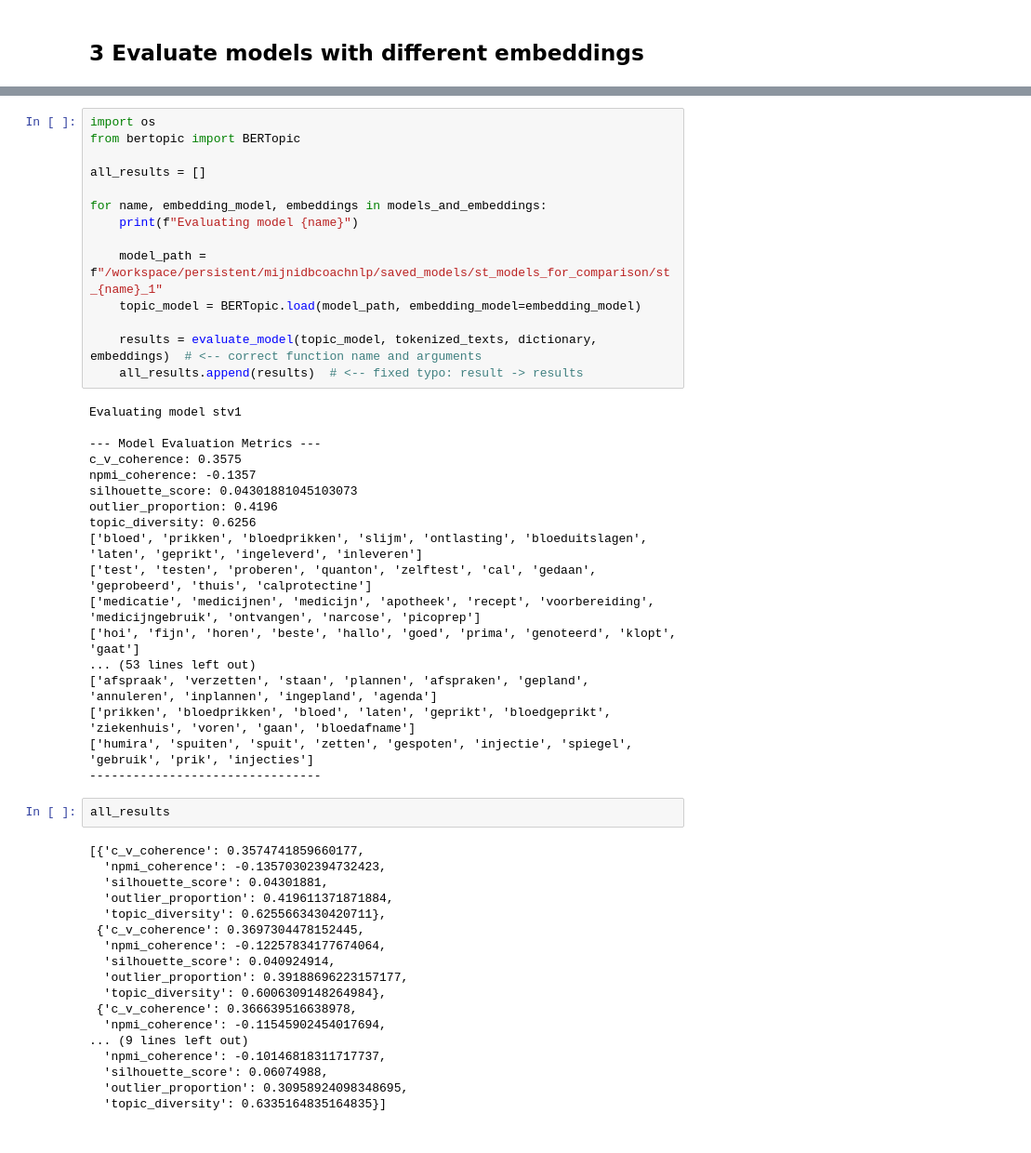
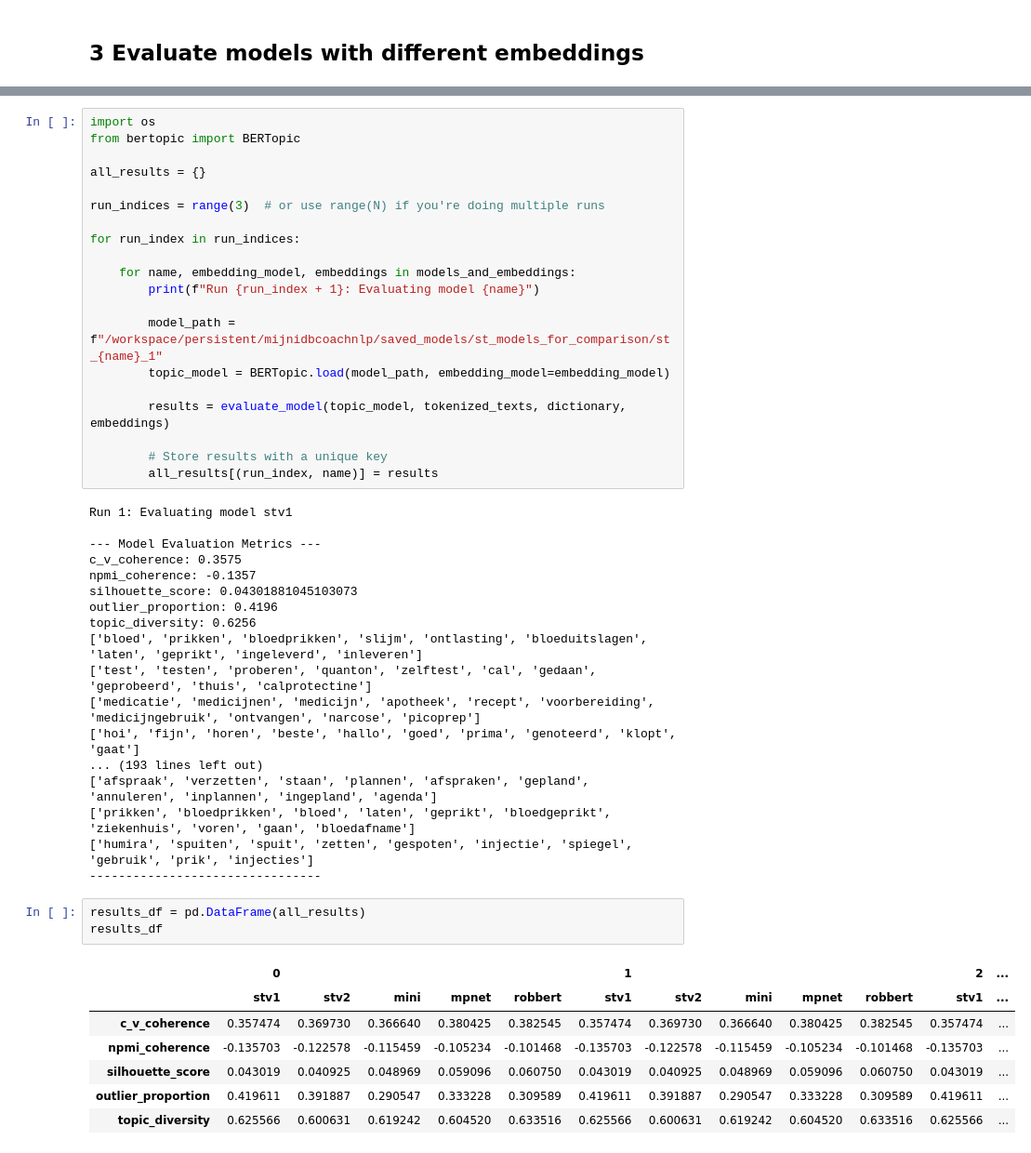
Before and after one commit to MaastrichtU-CDS/MyIBDcoachNLP, a Jupyter notebook: notebooks/new_analysis_for_manuscript/sentencetransformer_new.ipynb, the cells around one changed output, grey strips where cells are left out. Shown at 93% size. Cells and saved outputs as stored; diff of their text form.

Commit message:
results of 3 runs

```diff
--- a/notebooks/new_analysis_for_manuscript/sentencetransformer_new.ipynb
+++ b/notebooks/new_analysis_for_manuscript/sentencetransformer_new.ipynb
@@ -397,18 +333,24 @@ Finished.
 import os
 from bertopic import BERTopic
 
-all_results = []
+all_results = {}
 
-for name, embedding_model, embeddings in models_and_embeddings:
-    print(f"Evaluating model {name}")
+run_indices = range(3)  # or use range(N) if you're doing multiple runs
 
-    model_path = f"/workspace/persistent/mijnidbcoachnlp/saved_models/st_models_for_comparison/st_{name}_1"
-    topic_model = BERTopic.load(model_path, embedding_model=embedding_model)
+for run_index in run_indices:
 
-    results = evaluate_model(topic_model, tokenized_texts, dictionary, embeddings)  # <-- correct function name and arguments
-    all_results.append(results)  # <-- fixed typo: result -> results
+    for name, embedding_model, embeddings in models_and_embeddings:
+        print(f"Run {run_index + 1}: Evaluating model {name}")
+
+        model_path = f"/workspace/persistent/mijnidbcoachnlp/saved_models/st_models_for_comparison/st_{name}_1"
+        topic_model = BERTopic.load(model_path, embedding_model=embedding_model)
+
+        results = evaluate_model(topic_model, tokenized_texts, dictionary, embeddings)
+
+        # Store results with a unique key
+        all_results[(run_index, name)] = results
 # %% [output]
-Evaluating model stv1
+Run 1: Evaluating model stv1
 
 --- Model Evaluation Metrics ---
 c_v_coherence: 0.3575
@@ -420,31 +362,22 @@ topic_diversity: 0.6256
 ['test', 'testen', 'proberen', 'quanton', 'zelftest', 'cal', 'gedaan', 'geprobeerd', 'thuis', 'calprotectine']
 ['medicatie', 'medicijnen', 'medicijn', 'apotheek', 'recept', 'voorbereiding', 'medicijngebruik', 'ontvangen', 'narcose', 'picoprep']
 ['hoi', 'fijn', 'horen', 'beste', 'hallo', 'goed', 'prima', 'genoteerd', 'klopt', 'gaat']
-... (53 lines left out)
+... (193 lines left out)
 ['afspraak', 'verzetten', 'staan', 'plannen', 'afspraken', 'gepland', 'annuleren', 'inplannen', 'ingepland', 'agenda']
 ['prikken', 'bloedprikken', 'bloed', 'laten', 'geprikt', 'bloedgeprikt', 'ziekenhuis', 'voren', 'gaan', 'bloedafname']
 ['humira', 'spuiten', 'spuit', 'zetten', 'gespoten', 'injectie', 'spiegel', 'gebruik', 'prik', 'injecties']
 --------------------------------
-# %%
-all_results
-# %% [output]
-[{'c_v_coherence': 0.3574741859660177,
-  'npmi_coherence': -0.13570302394732423,
-  'silhouette_score': 0.04301881,
-  'outlier_proportion': 0.419611371871884,
-  'topic_diversity': 0.6255663430420711},
- {'c_v_coherence': 0.3697304478152445,
-  'npmi_coherence': -0.12257834177674064,
-  'silhouette_score': 0.040924914,
-  'outlier_proportion': 0.39188696223157177,
-  'topic_diversity': 0.6006309148264984},
- {'c_v_coherence': 0.366639516638978,
-  'npmi_coherence': -0.11545902454017694,
-... (9 lines left out)
-  'npmi_coherence': -0.10146818311717737,
-  'silhouette_score': 0.06074988,
-  'outlier_proportion': 0.30958924098348695,
-  'topic_diversity': 0.6335164835164835}]
+# %%
+results_df = pd.DataFrame(all_results)
+results_df
+# %% [output]
+|  | 0 |  |  |  |  | 1 |  |  |  |  | 2 | ... |
+|  | stv1 | stv2 | mini | mpnet | robbert | stv1 | stv2 | mini | mpnet | robbert | stv1 | ... |
+| c_v_coherence | 0.357474 | 0.369730 | 0.366640 | 0.380425 | 0.382545 | 0.357474 | 0.369730 | 0.366640 | 0.380425 | 0.382545 | 0.357474 | ... |
+| npmi_coherence | -0.135703 | -0.122578 | -0.115459 | -0.105234 | -0.101468 | -0.135703 | -0.122578 | -0.115459 | -0.105234 | -0.101468 | -0.135703 | ... |
+| silhouette_score | 0.043019 | 0.040925 | 0.048969 | 0.059096 | 0.060750 | 0.043019 | 0.040925 | 0.048969 | 0.059096 | 0.060750 | 0.043019 | ... |
+| outlier_proportion | 0.419611 | 0.391887 | 0.290547 | 0.333228 | 0.309589 | 0.419611 | 0.391887 | 0.290547 | 0.333228 | 0.309589 | 0.419611 | ... |
+| topic_diversity | 0.625566 | 0.600631 | 0.619242 | 0.604520 | 0.633516 | 0.625566 | 0.600631 | 0.619242 | 0.604520 | 0.633516 | 0.625566 | ... |
 # %%
 import pandas as pd
 
```
Also changed, not shown: parts of 8 cells of this notebook.
